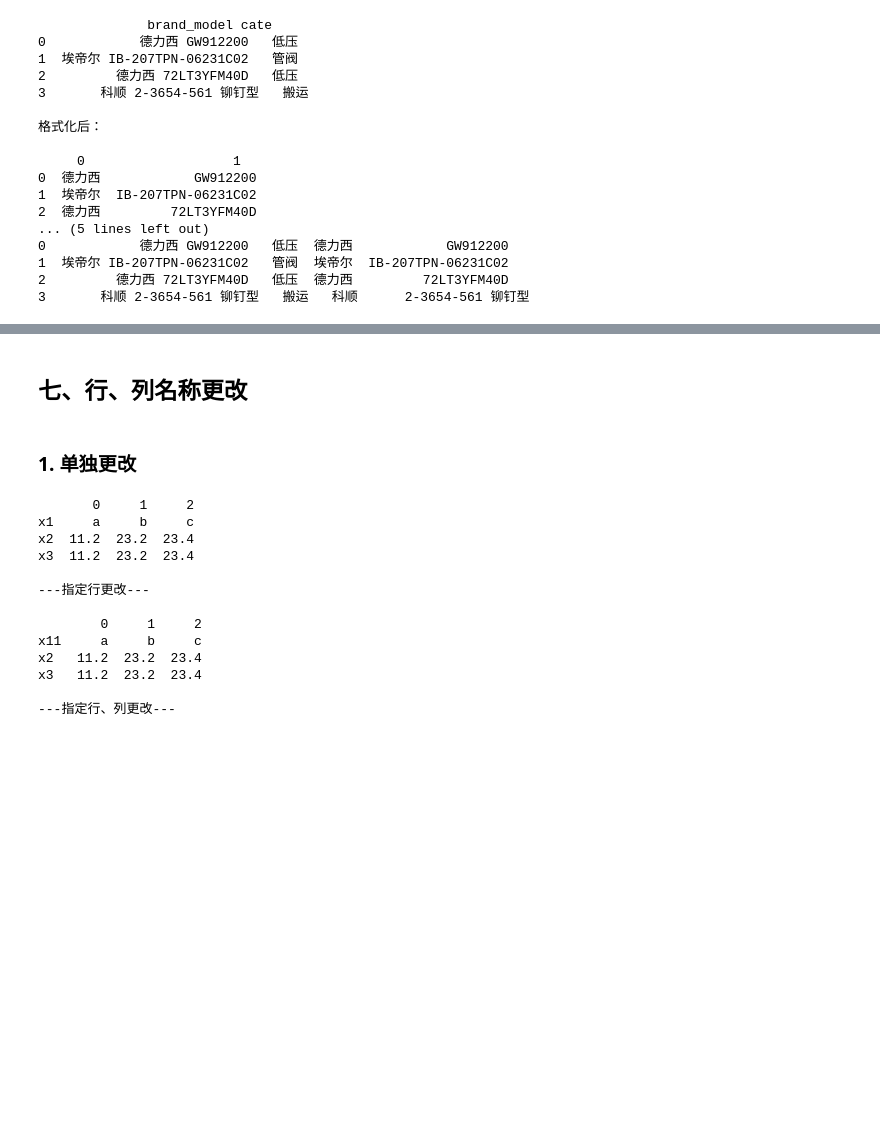
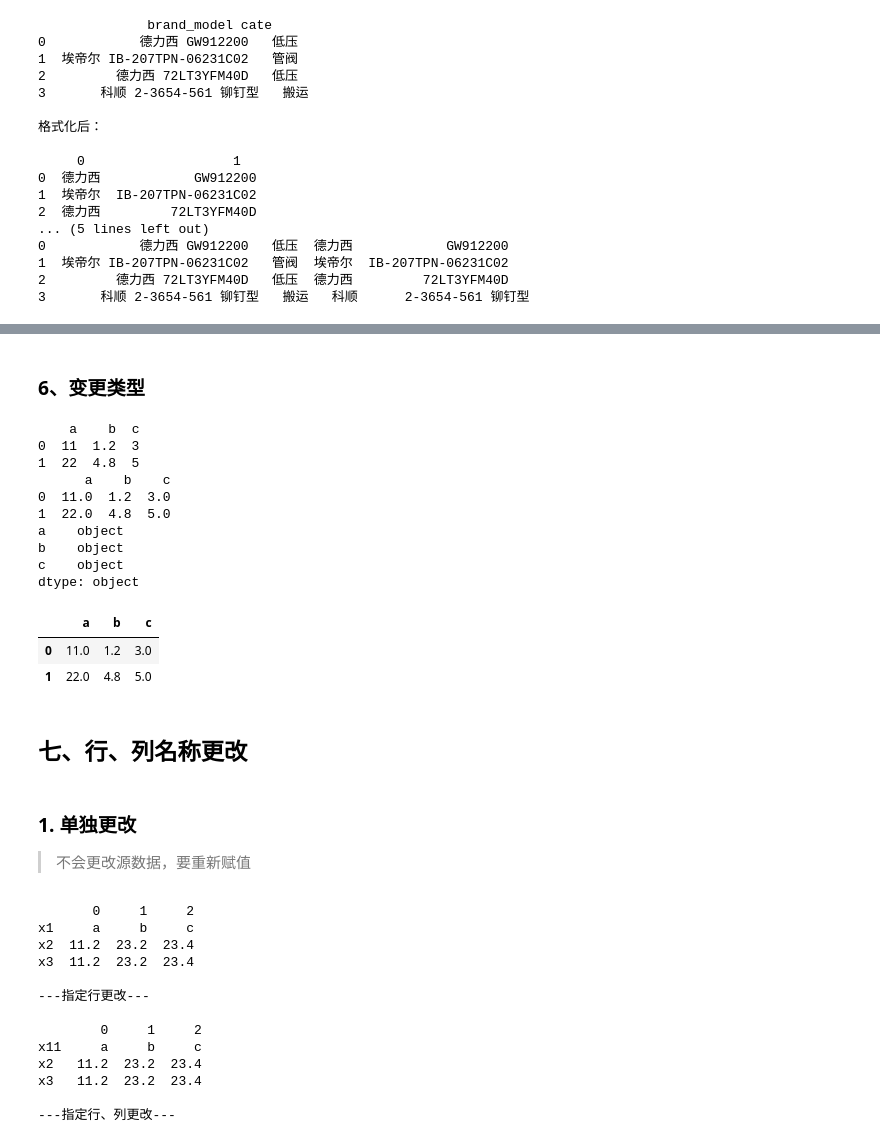
Before and after one commit to meiminjun/Notebook, a Jupyter notebook: 10-python/pandas.dataframe常用操作.ipynb, the cells around one changed output, grey strips where cells are left out. Saved outputs shown, nothing was run; the diff lists cells and outputs as text; code cells hidden in the pictures; blank space fills up the shorter version.

```diff
--- a/10-python/pandas.dataframe常用操作.ipynb
+++ b/10-python/pandas.dataframe常用操作.ipynb
@@ -564,7 +589,34 @@ print(df0.applymap(lambda x: x+2))
+# %% [markdown]
+### 6、变更类型
+# %%
+dfx3 = pd.DataFrame([['11', '1.2', '3'], ['22', '4.8', '5']], columns=['a', 'b', 'c'])
+print(dfx3)
+# pd.to_numeric()自动转换成float类型
+print(dfx3.apply(pd.to_numeric, errors='ignore', downcast='float'))
+print(dfx3.dtypes)
+# 遍历的方式格式转换
+dfx3.applymap(lambda x: float(x))
+# print(dfx3['a'].dtypes)
+# %% [output]
+    a    b  c
+0  11  1.2  3
+1  22  4.8  5
+      a    b    c
+0  11.0  1.2  3.0
+1  22.0  4.8  5.0
+a    object
+b    object
+c    object
+dtype: object
+|  | a | b | c |
+| 0 | 11.0 | 1.2 | 3.0 |
+| 1 | 22.0 | 4.8 | 5.0 |
 # %% [markdown]
 ## 七、行、列名称更改
 # %% [markdown]
 ### 1. 单独更改
+
+> 不会更改源数据，要重新赋值
 # %%
 print(df1)
 
```
Also changed, not shown: parts of 11 cells of this notebook, 3 other files.
